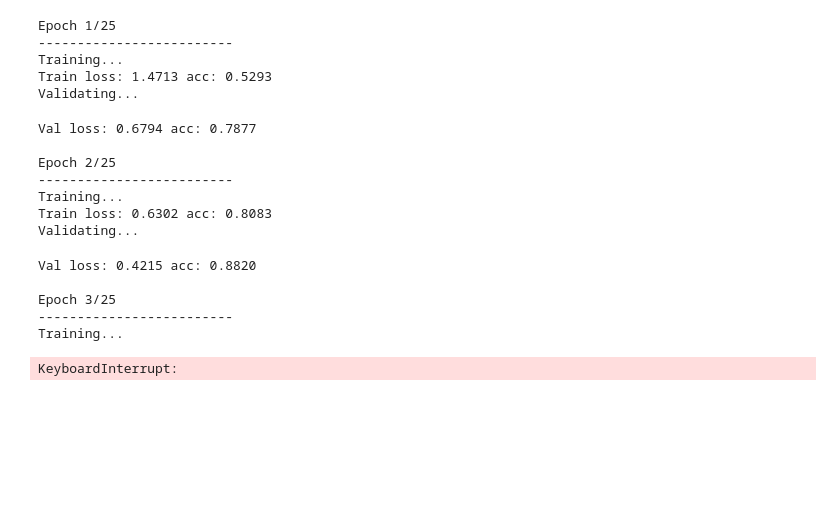
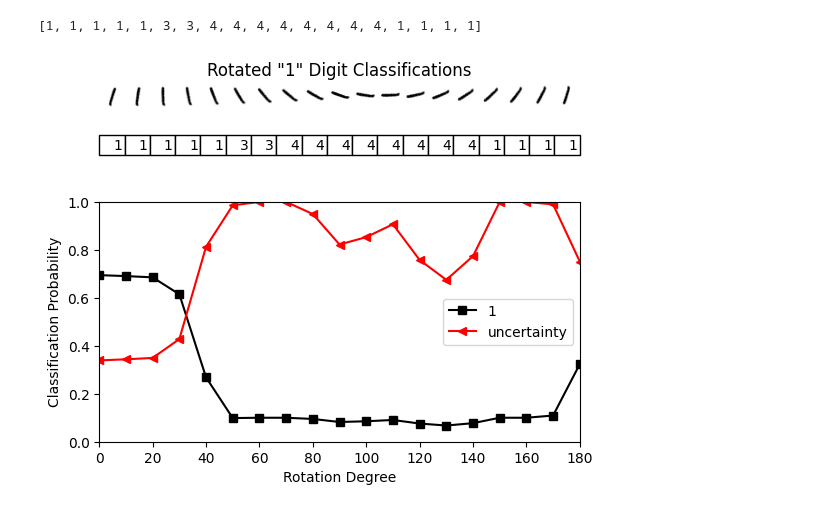
Before and after one commit to 0xrutvij/evidential-deep-learning-classification, a Jupyter notebook: code.ipynb, the cells around one changed output. Saved outputs shown, nothing was run; the diff lists cells and outputs as text; code cells hidden in the pictures; blank space fills up the shorter version.

```diff
--- a/code.ipynb
+++ b/code.ipynb
@@ -1,23 +1,3 @@
 # %%
-from modes import train
-
-train()
+from modes import test
+device = "cuda:7"
-# %% [output]
-Epoch 1/25
--------------------------
-Training...
-Train loss: 1.4713 acc: 0.5293
-Validating...
-Val loss: 0.6794 acc: 0.7877
-
-Epoch 2/25
--------------------------
-Training...
-Train loss: 0.6302 acc: 0.8083
-Validating...
-Val loss: 0.4215 acc: 0.8820
-
-Epoch 3/25
--------------------------
-Training...
-KeyboardInterrupt:
@@ -23,0 +9,5 @@ KeyboardInterrupt:
+# %%
+test("digamma", device=device)
+# %% [output]
+[1, 1, 1, 1, 1, 3, 3, 4, 4, 4, 4, 4, 4, 4, 4, 1, 1, 1, 1]
+[figure, added]
```
Also changed, not shown: parts of 3 cells of this notebook, 23 other files.
